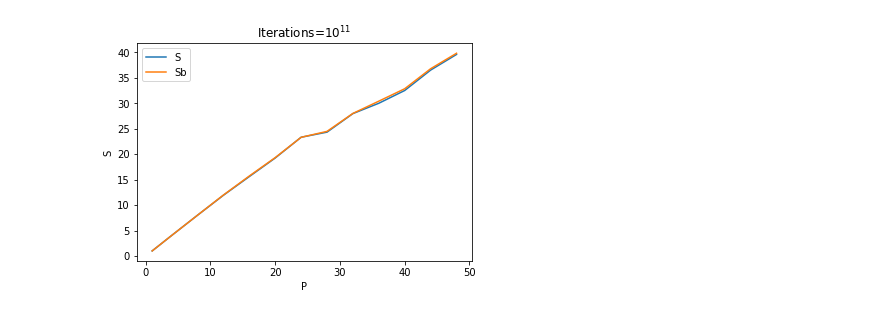
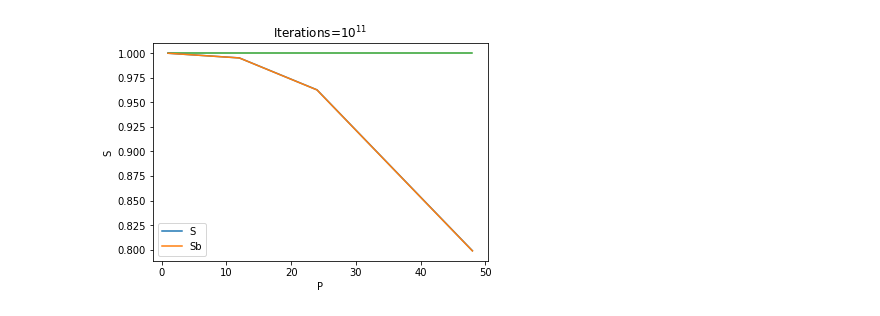
Before and after one commit to mattiamencagli/Foundations_of_HPC_2020, a Jupyter notebook: Assignement1/code/analisi_scaling.ipynb, the cells around one changed output. Saved outputs shown, nothing was run; the diff lists cells and outputs as text; code cells hidden in the pictures.

```diff
--- a/Assignement1/code/analisi_scaling.ipynb
+++ b/Assignement1/code/analisi_scaling.ipynb
@@ -69,9 +105,14 @@ def ERROR(t1, t2, t3):
     return np.asarray(res)
 # %%
 n=11
-t1, bt1 = READ('out.mpi.s'+str(n)+'.1','out.time.mpi.s'+str(n)+'.1')
-t2, bt2 = READ('out.mpi.s'+str(n)+'.2','out.time.mpi.s'+str(n)+'.2')
-t3, bt3 = READ('out.mpi.s'+str(n)+'.3','out.time.mpi.s'+str(n)+'.3')
+tipo='w'
+if (n==11 and tipo=='w'):
+    func_read=READ11
+    P=[1,12,24,48]
+else: func_read=READ
+t1, bt1 = func_read('out.mpi.'+tipo+str(n)+'.1','out.time.mpi.'+tipo+str(n)+'.1')
+t2, bt2 = func_read('out.mpi.'+tipo+str(n)+'.2','out.time.mpi.'+tipo+str(n)+'.2')
+t3, bt3 = func_read('out.mpi.'+tipo+str(n)+'.3','out.time.mpi.'+tipo+str(n)+'.3')
 tm = ( t1 + t2 + t3 )/3
 btm = ( bt1 + bt2 + bt3 )/3
 te = ERROR(t1,t2,t3)
@@ -92,10 +135,15 @@ for i in range(len(t1)):
 # %%
 _=plt.errorbar(P,S, label='S')
 _=plt.errorbar(P,Sb, label='Sb')
 _=plt.legend() ; plt.xlabel('P') ; plt.ylabel('S')
 _=plt.title(r"Iterations=$10^{%d}$"%n)
+if  tipo =='s':
+    _=plt.grid()
+    _=plt.plot(P,P)
+elif tipo =='w':
+    _=plt.plot(P,np.ones((len(P))))
 # %% [output]
-[figure, old version]
+[figure, new version]
 # %%
 _=plt.errorbar(P,tm,yerr=te, label='t')
 _=plt.errorbar(P,btm,yerr=bte, label='ubt')
```
Also changed, not shown: parts of 7 cells of this notebook, 17 other files.
